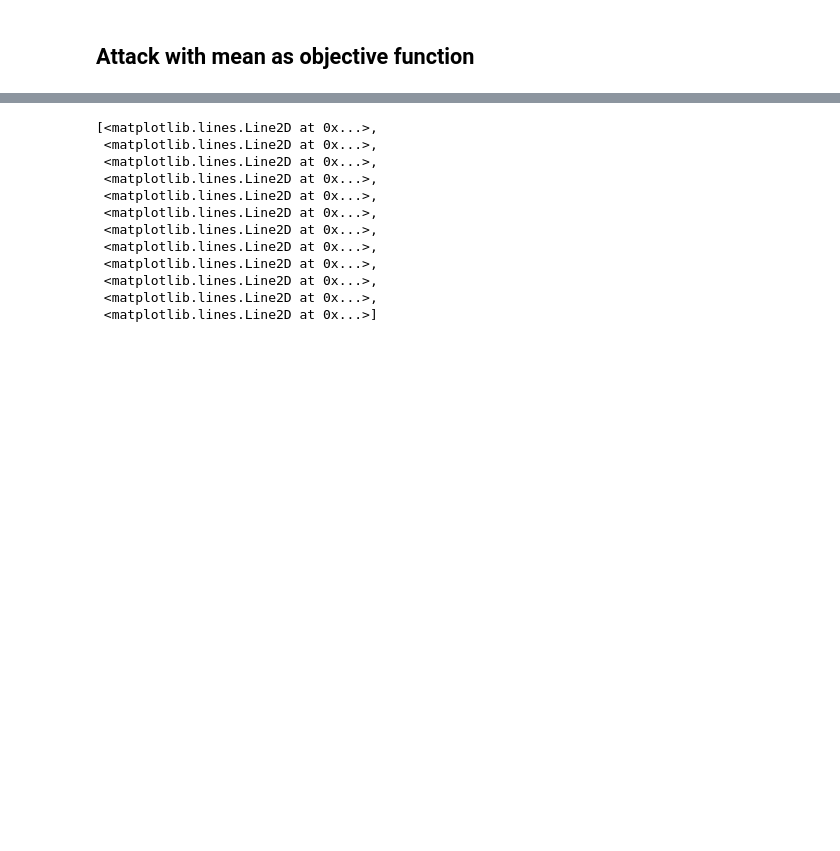
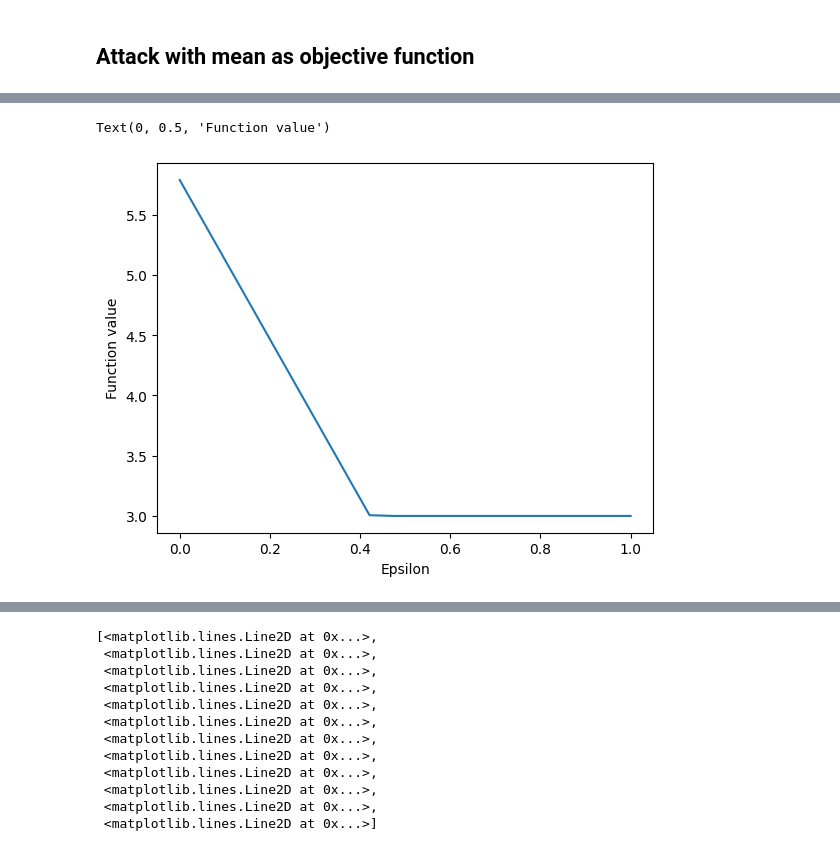
Before and after one commit to pablogarciarce/AdvReg, a Jupyter notebook: notebooks/test_point_attack.ipynb, the cells around one changed output, grey strips where cells are left out. Saved outputs shown, nothing was run; the diff lists cells and outputs as text; code cells hidden in the pictures; blank space fills up the shorter version.

```diff
--- a/notebooks/test_point_attack.ipynb
+++ b/notebooks/test_point_attack.ipynb
@@ -132,2 +131,17 @@ Optimal perturbation is too large
+# %%
+# Plot function value against strength of attack
+epsilons = np.linspace(0, 1, 20)
+func_values = []
+
+for epsilon in epsilons:
+    x_adv_det, y_adv_det = det_attack(x_adv, model, y_star, epsilon)
+    func_values.append(y_adv_det)
+
+plt.plot(epsilons, func_values)
+plt.xlabel('Epsilon')
+plt.ylabel('Function value')
+# %% [output]
+Text(0, 0.5, 'Function value')
+[figure, added]
 # %%
 y_star = 3
```
Also changed, not shown: parts of 8 cells of this notebook.
